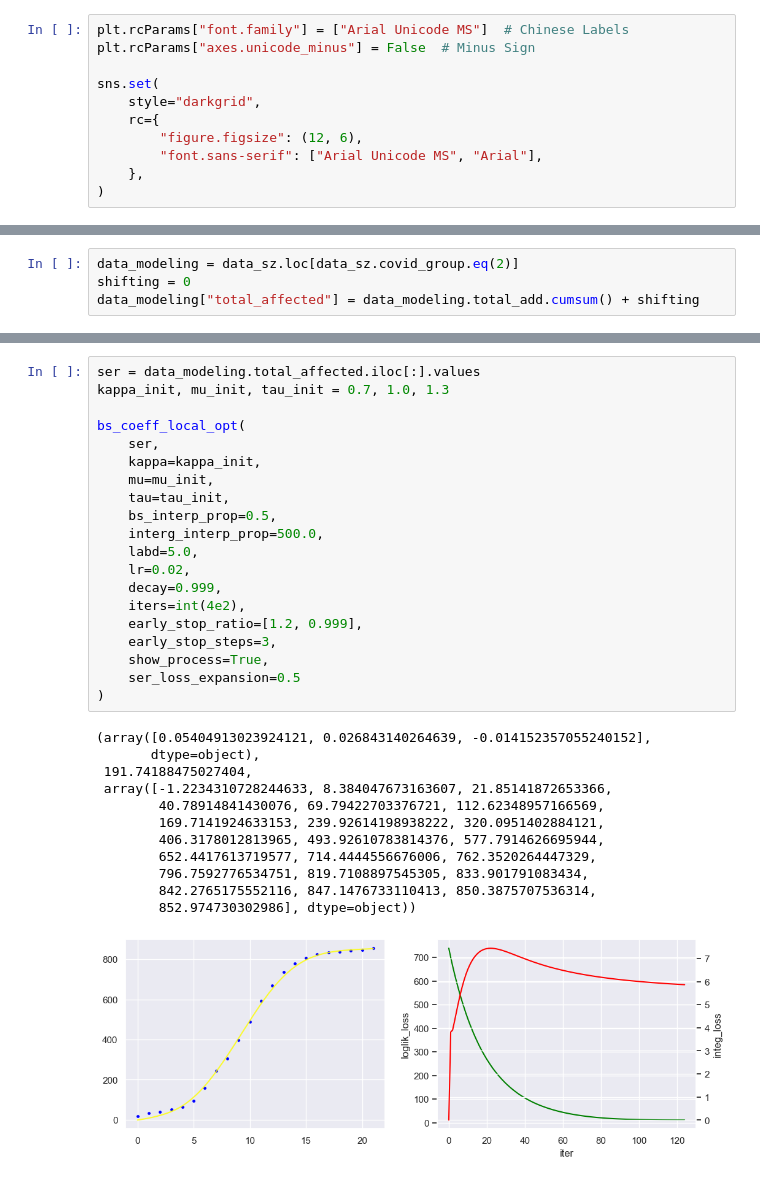
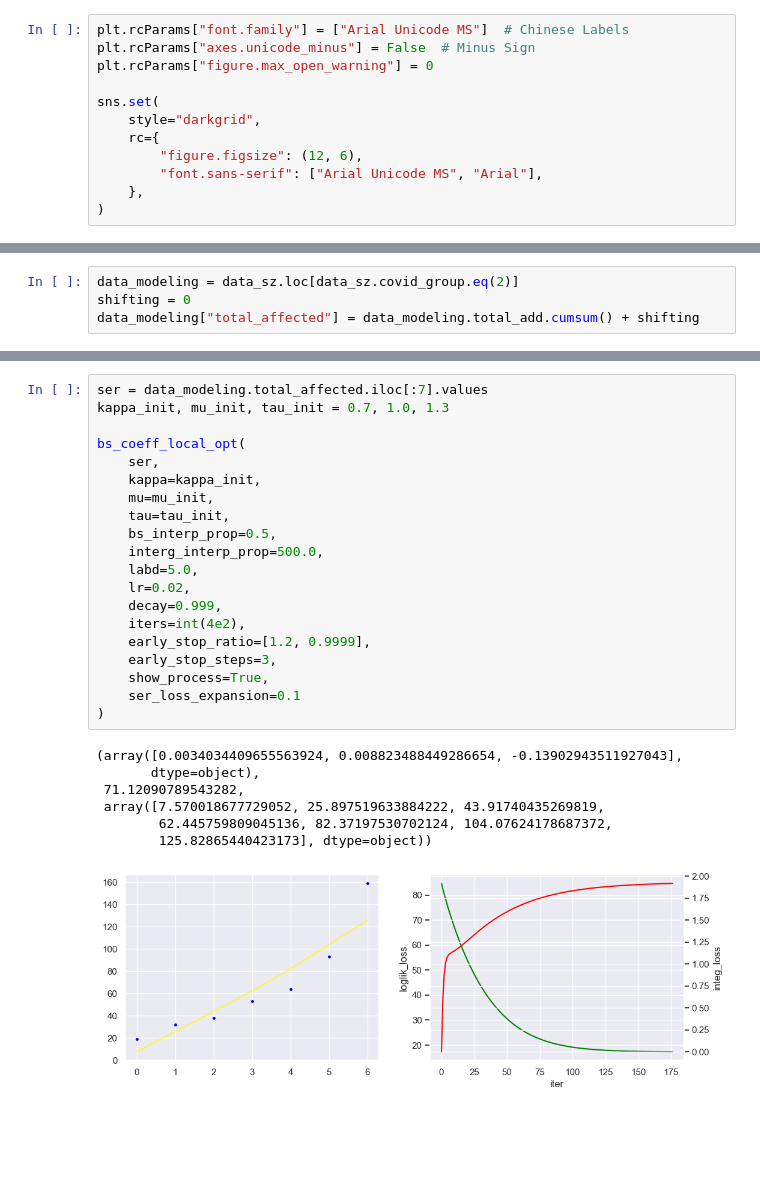
Before and after one commit to ChenZhouUC/Covid19_Modeling, a Jupyter notebook: scripts/covid19.ipynb, the cells around one changed output, grey strips where cells are left out. Drawn from its saved outputs; the diff is of its cells as text; blank space fills up the shorter version.

```diff
--- a/scripts/covid19.ipynb
+++ b/scripts/covid19.ipynb
@@ -26,6 +26,7 @@ pd.set_option("chained_assignment", None)
 # %%
 plt.rcParams["font.family"] = ["Arial Unicode MS"]  # Chinese Labels
 plt.rcParams["axes.unicode_minus"] = False  # Minus Sign
+plt.rcParams["figure.max_open_warning"] = 0
 
 sns.set(
     style="darkgrid",
@@ -481,36 +229,31 @@ data_modeling
 | 1181 | 2022-03-27 | 168 | 5949 | 5949.000 | 1.000 | 212 | 0 | 3 | 2 | ... |
 | 1182 | 2022-03-28 | 169 | 4835 | 4835.000 | 1.000 | 241 | 1 | 6 | 2 | ... |
 # %%
-ser = data_modeling.total_affected.iloc[:].values
+ser = data_modeling.total_affected.iloc[:7].values
 kappa_init, mu_init, tau_init = 0.7, 1.0, 1.3
 
 bs_coeff_local_opt(
     ser,
     kappa=kappa_init,
     mu=mu_init,
     tau=tau_init,
     bs_interp_prop=0.5,
     interg_interp_prop=500.0,
     labd=5.0,
     lr=0.02,
     decay=0.999,
     iters=int(4e2),
-    early_stop_ratio=[1.2, 0.999],
+    early_stop_ratio=[1.2, 0.9999],
     early_stop_steps=3,
     show_process=True,
-    ser_loss_expansion=0.5
+    ser_loss_expansion=0.1
 )
 # %% [output]
-(array([0.05404913023924121, 0.026843140264639, -0.014152357055240152],
+(array([0.0034034409655563924, 0.008823488449286654, -0.13902943511927043],
        dtype=object),
- 191.74188475027404,
- array([-1.2234310728244633, 8.384047673163607, 21.85141872653366,
-        40.78914841430076, 69.79422703376721, 112.62348957166569,
-        169.7141924633153, 239.92614198938222, 320.0951402884121,
-        406.3178012813965, 493.92610783814376, 577.7914626695944,
-        652.4417613719577, 714.4444556676006, 762.3520264447329,
-        796.7592776534751, 819.7108897545305, 833.901791083434,
-        842.2765175552116, 847.1476733110413, 850.3875707536314,
-        852.974730302986], dtype=object))
+ 71.12090789543282,
+ array([7.570018677729052, 25.897519633884222, 43.91740435269819,
+        62.445759809045136, 82.37197530702124, 104.07624178687372,
+        125.82865440423173], dtype=object))
-[figure, old version]
+[figure, new version]
 # %%
```
Also changed, not shown: parts of 8 cells of this notebook, 1 other file.
